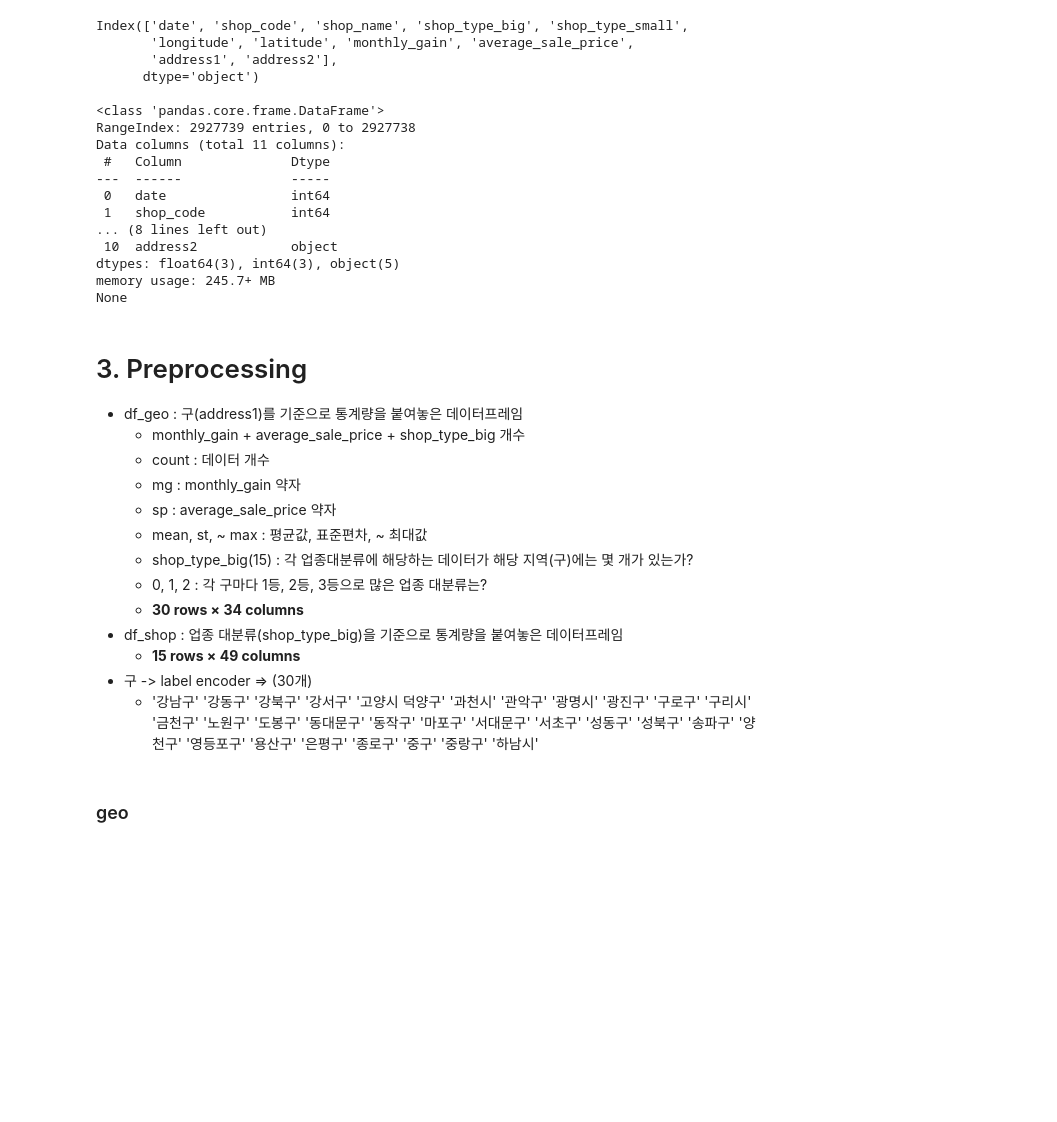
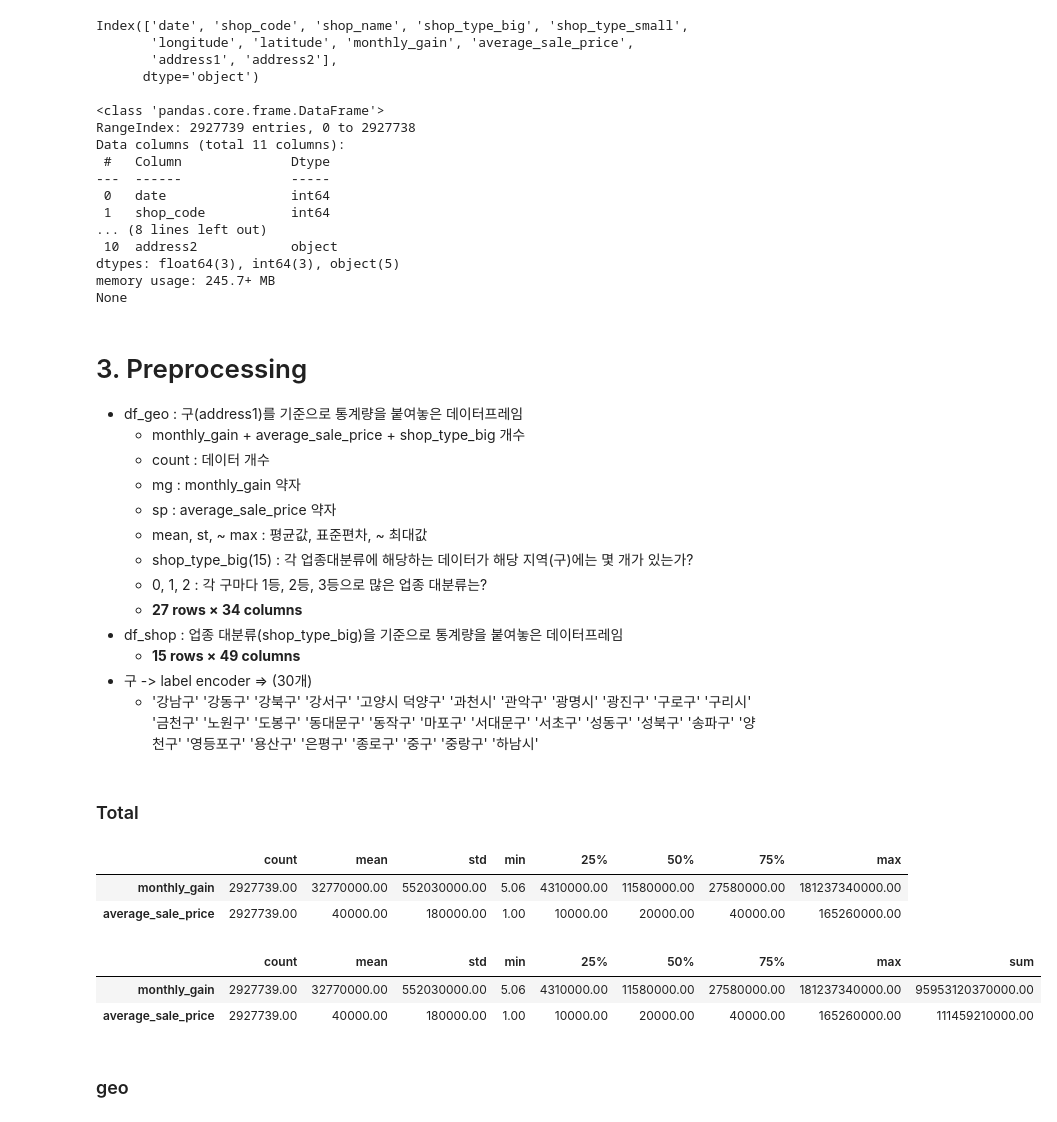
Before and after one commit to iDolphin99/Commerical_data_analysis, a Jupyter notebook: dolphin/EDA_dashboard.ipynb, the cells around one changed output. Saved outputs shown, nothing was run; the diff lists cells and outputs as text; code cells hidden in the pictures; blank space fills up the shorter version.

```diff
--- a/dolphin/EDA_dashboard.ipynb
+++ b/dolphin/EDA_dashboard.ipynb
@@ -103,10 +103,35 @@ None
     - mean, st, ~ max : 평균값, 표준편차, ~ 최대값
     - shop_type_big(15) : 각 업종대분류에 해당하는 데이터가 해당 지역(구)에는 몇 개가 있는가?
     - 0, 1, 2 : 각 구마다 1등, 2등, 3등으로 많은 업종 대분류는?
-    - **30 rows × 34 columns**
+    - **27 rows × 34 columns**
 - df_shop : 업종 대분류(shop_type_big)을 기준으로 통계량을 붙여놓은 데이터프레임
     - **15 rows × 49 columns**
 - 구 -> label encoder => (30개)
     - '강남구' '강동구' '강북구' '강서구' '고양시 덕양구' '과천시' '관악구' '광명시' '광진구' '구로구' '구리시'
       '금천구' '노원구' '도봉구' '동대문구' '동작구' '마포구' '서대문구' '서초구' '성동구' '성북구' '송파구' '양천구'
       '영등포구' '용산구' '은평구' '종로구' '중구' '중랑구' '하남시'
+# %% [markdown]
+### Total
+# %%
+df_total = processed_data[['monthly_gain', 'average_sale_price']].describe().transpose()
+
+# round - except for min, count
+df_total.iloc[:, 1:3] = df_total.iloc[:, 1:3].applymap(lambda x : round(x,  -4))
+df_total.iloc[:, 4:] = df_total.iloc[:, 4:].applymap(lambda x : round(x,  -4))
+
+df_total
+# %% [output]
+|  | count | mean | std | min | 25% | 50% | 75% | max |
+| monthly_gain | 2927739.00 | 32770000.00 | 552030000.00 | 5.06 | 4310000.00 | 11580000.00 | 27580000.00 | 181237340000.00 |
+| average_sale_price | 2927739.00 | 40000.00 | 180000.00 | 1.00 | 10000.00 | 20000.00 | 40000.00 | 165260000.00 |
+# %%
+sum_mg = processed_data['monthly_gain'].sum().round(-4)
+sum_sp = processed_data['average_sale_price'].sum().round(-4)
+
+df_total["sum"] = [sum_mg, sum_sp]
+
+df_total
+# %% [output]
+|  | count | mean | std | min | 25% | 50% | 75% | max | sum |
+| monthly_gain | 2927739.00 | 32770000.00 | 552030000.00 | 5.06 | 4310000.00 | 11580000.00 | 27580000.00 | 181237340000.00 | 95953120370000.00 |
+| average_sale_price | 2927739.00 | 40000.00 | 180000.00 | 1.00 | 10000.00 | 20000.00 | 40000.00 | 165260000.00 | 111459210000.00 |
```
Also changed, not shown: parts of 15 cells of this notebook.
